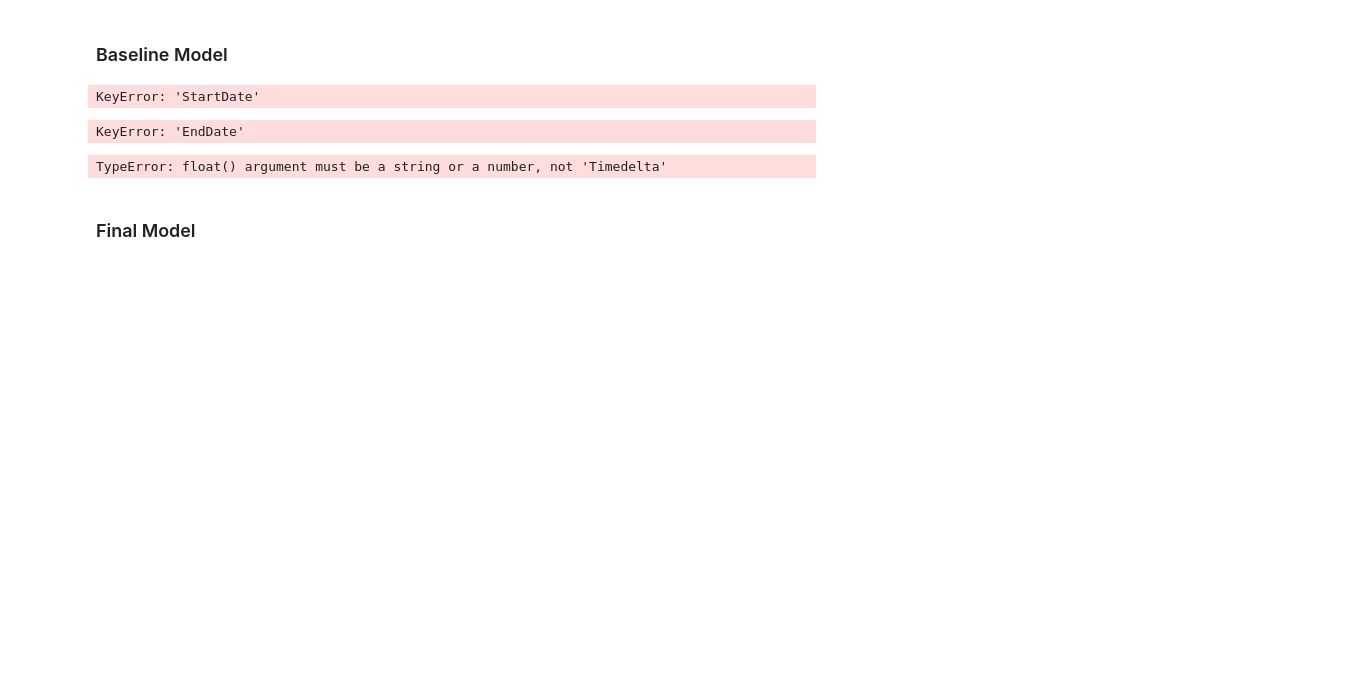
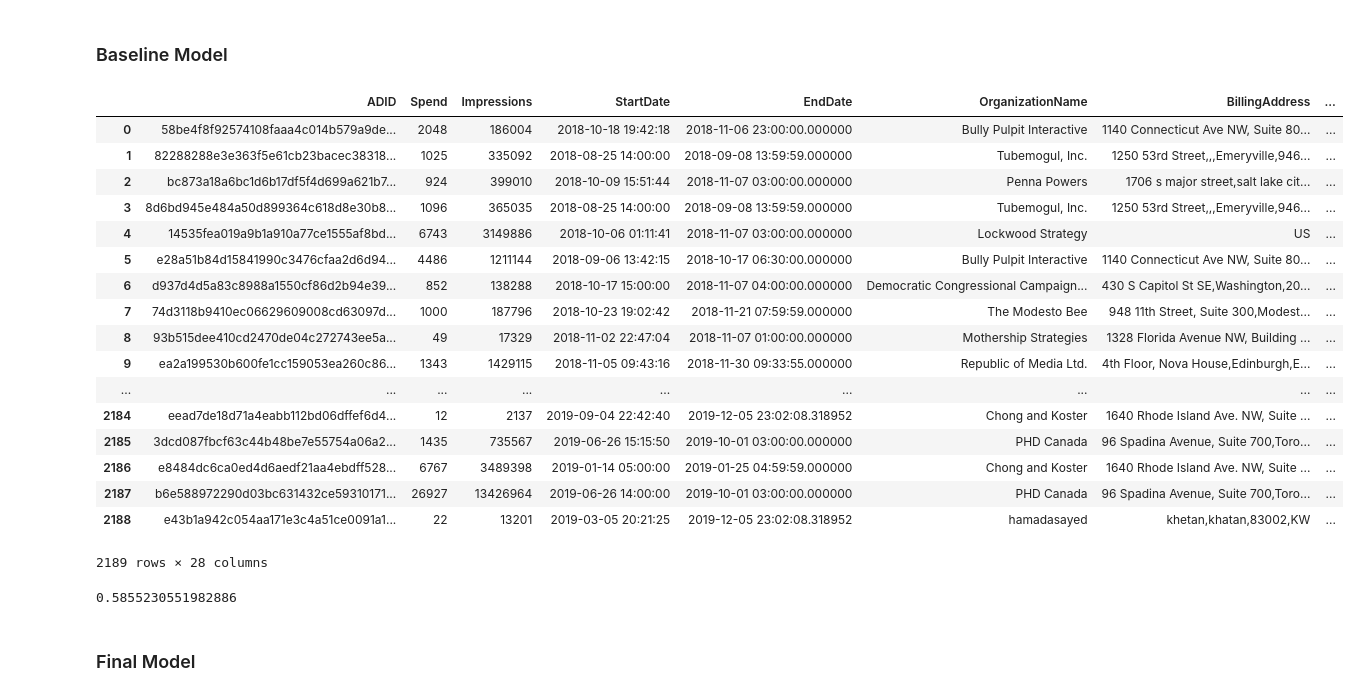
Before and after one commit to helenhc/Snapchat-Ads, a Jupyter notebook: ads.ipynb, the cells around one changed output. Saved outputs shown, nothing was run; the diff lists cells and outputs as text; code cells hidden in the pictures; blank space fills up the shorter version.

```diff
--- a/ads.ipynb
+++ b/ads.ipynb
@@ -38,4 +38,4 @@ import seaborn as sns
 eighteen = pd.read_csv("2018.csv")
 nineteen = pd.read_csv("2019.csv")
 result = pd.concat([eighteen, nineteen])
-result.columns
+result = result.reset_index(drop=True)
@@ -70,26 +61,40 @@ result['StartDate'] = result['StartDate'].str[:-1]
 result['EndDate'] = result['EndDate'].str[:-1]
 result['StartDate'] = pd.to_datetime(result['StartDate'])
 result['EndDate'] = pd.to_datetime(result['EndDate'], errors='coerce')
-# %% [output]
-KeyError: 'StartDate'
 # %%
 # EndDate                         fill with "Present" or current time
 result['EndDate'] = result['EndDate'].fillna(datetime.utcnow())
 # Gender                          fill with "All"
 result['Gender'] = result['Gender'].fillna("All")
 # display(result[['StartDate', 'EndDate']])
 result['Duration'] = abs(result['EndDate']- result['StartDate'])
-result ["Duration"] = result['Duration'].apply(lambda x: x.seconds)
-display(result['Duration'])
-# CandidateBallotInformation      ??? type of ballot information
-# CreativeProperties              ??? url attachments
-# Interests                       ??? agonstic (not specified?)
-# LocationType                    ??? specfic location targetting, like airports, education, college, etc
-# Language                        ??? agonstic (not specified?)
-# AdvancedDemographics            ??? agonstic (not specified?)
-#LocationType, CreativeProperties, CandidateBallotInformation
+result ["Duration"] = round(result['Duration'].apply(lambda x: x.seconds / 60))
+
+result["MediaType"] = result['CreativeUrl'].str.extract('.+mediaType=([A-z0-9]+)', expand=True)
+result["MediaType"] = result["MediaType"].str.lower()
+result["MediaType"] = result["MediaType"].str.replace("jpeg", "jpg")
+# result["MediaType"].value_counts()
+result = result.drop("CreativeUrl",axis=1)
+result
 # Quantitative: Impressions, Spend, Duration
-# Nominal: CountryCode, Gender,
+# Nominal: CountryCode, Gender, MediaType
 # %% [output]
+|  | ADID | Spend | Impressions | StartDate | EndDate | OrganizationName | BillingAddress | ... |
+| 0 | 58be4f8f92574108faaa4c014b579a9de... | 2048 | 186004 | 2018-10-18 19:42:18 | 2018-11-06 23:00:00.000000 | Bully Pulpit Interactive | 1140 Connecticut Ave NW, Suite 80... | ... |
+| 1 | 82288288e3e363f5e61cb23bacec38318... | 1025 | 335092 | 2018-08-25 14:00:00 | 2018-09-08 13:59:59.000000 | Tubemogul, Inc. | 1250 53rd Street,,,Emeryville,946... | ... |
+| 2 | bc873a18a6bc1d6b17df5f4d699a621b7... | 924 | 399010 | 2018-10-09 15:51:44 | 2018-11-07 03:00:00.000000 | Penna Powers | 1706 s major street,salt lake cit... | ... |
+| 3 | 8d6bd945e484a50d899364c618d8e30b8... | 1096 | 365035 | 2018-08-25 14:00:00 | 2018-09-08 13:59:59.000000 | Tubemogul, Inc. | 1250 53rd Street,,,Emeryville,946... | ... |
+| 4 | 14535fea019a9b1a910a77ce1555af8bd... | 6743 | 3149886 | 2018-10-06 01:11:41 | 2018-11-07 03:00:00.000000 | Lockwood Strategy | US | ... |
+| 5 | e28a51b84d15841990c3476cfaa2d6d94... | 4486 | 1211144 | 2018-09-06 13:42:15 | 2018-10-17 06:30:00.000000 | Bully Pulpit Interactive | 1140 Connecticut Ave NW, Suite 80... | ... |
+| 6 | d937d4d5a83c8988a1550cf86d2b94e39... | 852 | 138288 | 2018-10-17 15:00:00 | 2018-11-07 04:00:00.000000 | Democratic Congressional Campaign... | 430 S Capitol St SE,Washington,20... | ... |
+| 7 | 74d3118b9410ec06629609008cd63097d... | 1000 | 187796 | 2018-10-23 19:02:42 | 2018-11-21 07:59:59.000000 | The Modesto Bee | 948 11th Street, Suite 300,Modest... | ... |
+| 8 | 93b515dee410cd2470de04c272743ee5a... | 49 | 17329 | 2018-11-02 22:47:04 | 2018-11-07 01:00:00.000000 | Mothership Strategies | 1328 Florida Avenue NW, Building ... | ... |
+| 9 | ea2a199530b600fe1cc159053ea260c86... | 1343 | 1429115 | 2018-11-05 09:43:16 | 2018-11-30 09:33:55.000000 | Republic of Media Ltd. | 4th Floor, Nova House,Edinburgh,E... | ... |
+| ... | ... | ... | ... | ... | ... | ... | ... | ... |
+| 2184 | eead7de18d71a4eabb112bd06dffef6d4... | 12 | 2137 | 2019-09-04 22:42:40 | 2019-12-05 23:02:08.318952 | Chong and Koster | 1640 Rhode Island Ave. NW, Suite ... | ... |
+| 2185 | 3dcd087fbcf63c44b48be7e55754a06a2... | 1435 | 735567 | 2019-06-26 15:15:50 | 2019-10-01 03:00:00.000000 | PHD Canada | 96 Spadina Avenue, Suite 700,Toro... | ... |
+| 2186 | e8484dc6ca0ed4d6aedf21aa4ebdff528... | 6767 | 3489398 | 2019-01-14 05:00:00 | 2019-01-25 04:59:59.000000 | Chong and Koster | 1640 Rhode Island Ave. NW, Suite ... | ... |
+| 2187 | b6e588972290d03bc631432ce59310171... | 26927 | 13426964 | 2019-06-26 14:00:00 | 2019-10-01 03:00:00.000000 | PHD Canada | 96 Spadina Avenue, Suite 700,Toro... | ... |
+| 2188 | e43b1a942c054aa171e3c4a51ce0091a1... | 22 | 13201 | 2019-03-05 20:21:25 | 2019-12-05 23:02:08.318952 | hamadasayed | khetan,khatan,83002,KW | ... |
-KeyError: 'EndDate'
+2189 rows × 28 columns
 # %%
@@ -115,14 +120,21 @@ ct = ColumnTransformer([
 
 pl = Pipeline([('feats', ct), ('reg', LinearRegression())])
 
-X_tr, X_ts, y_tr, y_ts = train_test_split(X, y, test_size=0.25)
-pl.fit(X_tr, y_tr)
-rsquared = pl.score(X_ts, y_ts)
-print("r-squared: " + str(rsquared))
-preds = pl.predict(X_ts)
-rmse = np.sqrt(np.mean(preds - y_ts)**2)
-print("rmse: " + str(rmse))
+# X_tr, X_ts, y_tr, y_ts = train_test_split(X, y, test_size=0.25)
+# pl.fit(X_tr, y_tr)
+# rsquared = pl.score(X_ts, y_ts)
+# print("r-squared: " + str(rsquared))
+# preds = pl.predict(X_ts)
+# rmse = np.sqrt(np.mean(preds - y_ts)**2)
+# print("rmse: " + str(rmse))
+out = []
+for _ in range(100):
+    X_tr, X_ts, y_tr, y_ts = train_test_split(X, y, test_size=0.25)
+    pl.fit(X_tr, y_tr)
+    rsquared = pl.score(X_ts, y_ts)
+    out.append(rsquared)
+np.mean(out)
 # %% [output]
-TypeError: float() argument must be a string or a number, not 'Timedelta'
+0.5855230551982886
 # %% [markdown]
 ### Final Model
```
Also changed, not shown: parts of 9 cells of this notebook.
